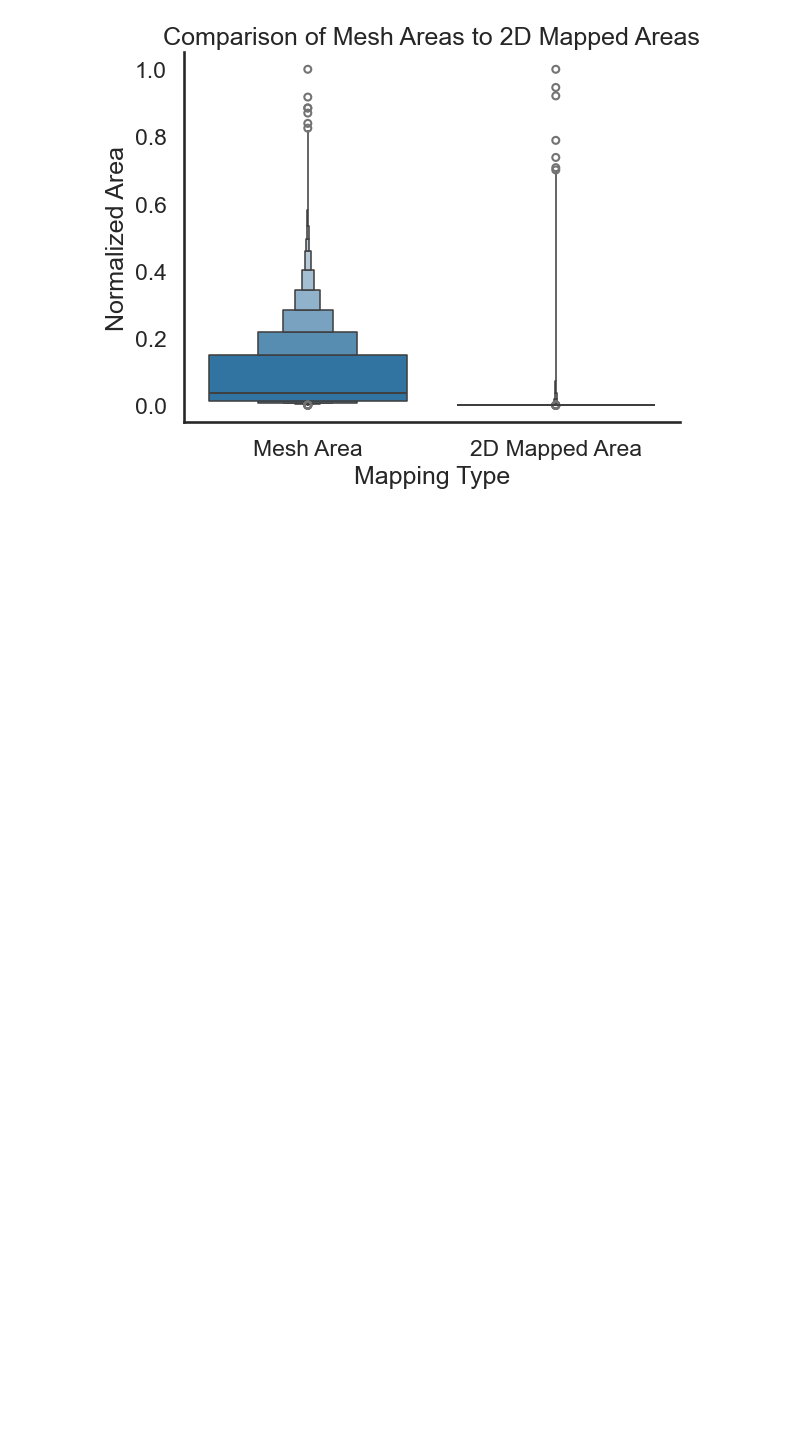
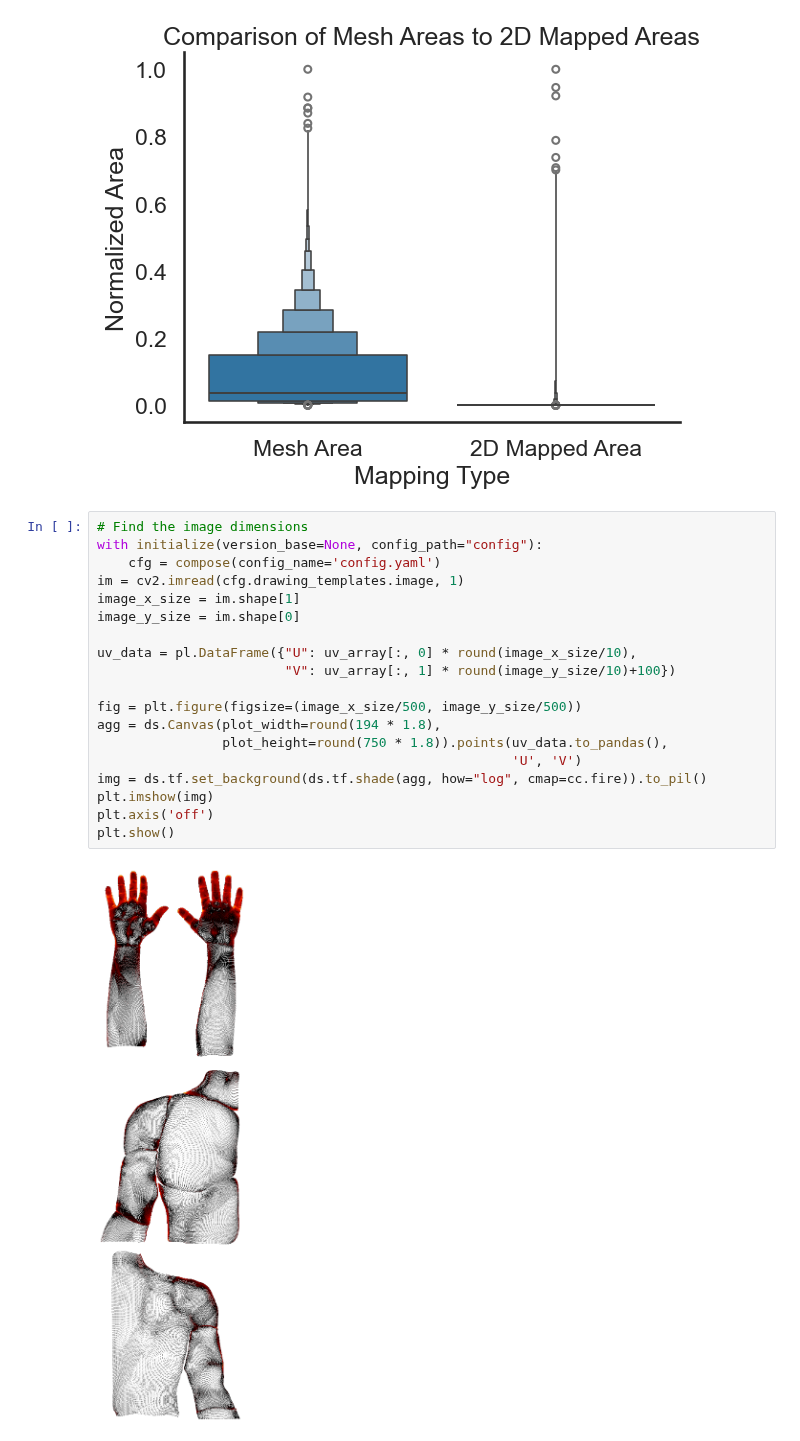
Before and after one commit to Nabizzle/Geodesic-Path-Finder, a Jupyter notebook: Code/Paper Figures.ipynb, the cells around one changed output. Drawn from its saved outputs; the diff is of its cells as text; blank space fills up the shorter version.

Commit message:
feat: Adds figure on UV map density

```diff
--- a/Code/Paper Figures.ipynb
+++ b/Code/Paper Figures.ipynb
@@ -174,3 +178,24 @@ plt.title("Comparison of Mesh Areas to 2D Mapped Areas")
 # %% [output]
 Text(0.5, 1.0, 'Comparison of Mesh Areas to 2D Mapped Areas')
 [figure]
+# %%
+# Find the image dimensions
+with initialize(version_base=None, config_path="config"):
+    cfg = compose(config_name='config.yaml')
+im = cv2.imread(cfg.drawing_templates.image, 1)
+image_x_size = im.shape[1]
+image_y_size = im.shape[0]
+
+uv_data = pl.DataFrame({"U": uv_array[:, 0] * round(image_x_size/10),
+                        "V": uv_array[:, 1] * round(image_y_size/10)+100})
+
+fig = plt.figure(figsize=(image_x_size/500, image_y_size/500))
+agg = ds.Canvas(plot_width=round(194 * 1.8),
+                plot_height=round(750 * 1.8)).points(uv_data.to_pandas(),
+                                                     'U', 'V')
+img = ds.tf.set_background(ds.tf.shade(agg, how="log", cmap=cc.fire)).to_pil()
+plt.imshow(img)
+plt.axis('off')
+plt.show()
+# %% [output]
+[figure, added]
```
Also changed, not shown: parts of 1 cell of this notebook.
